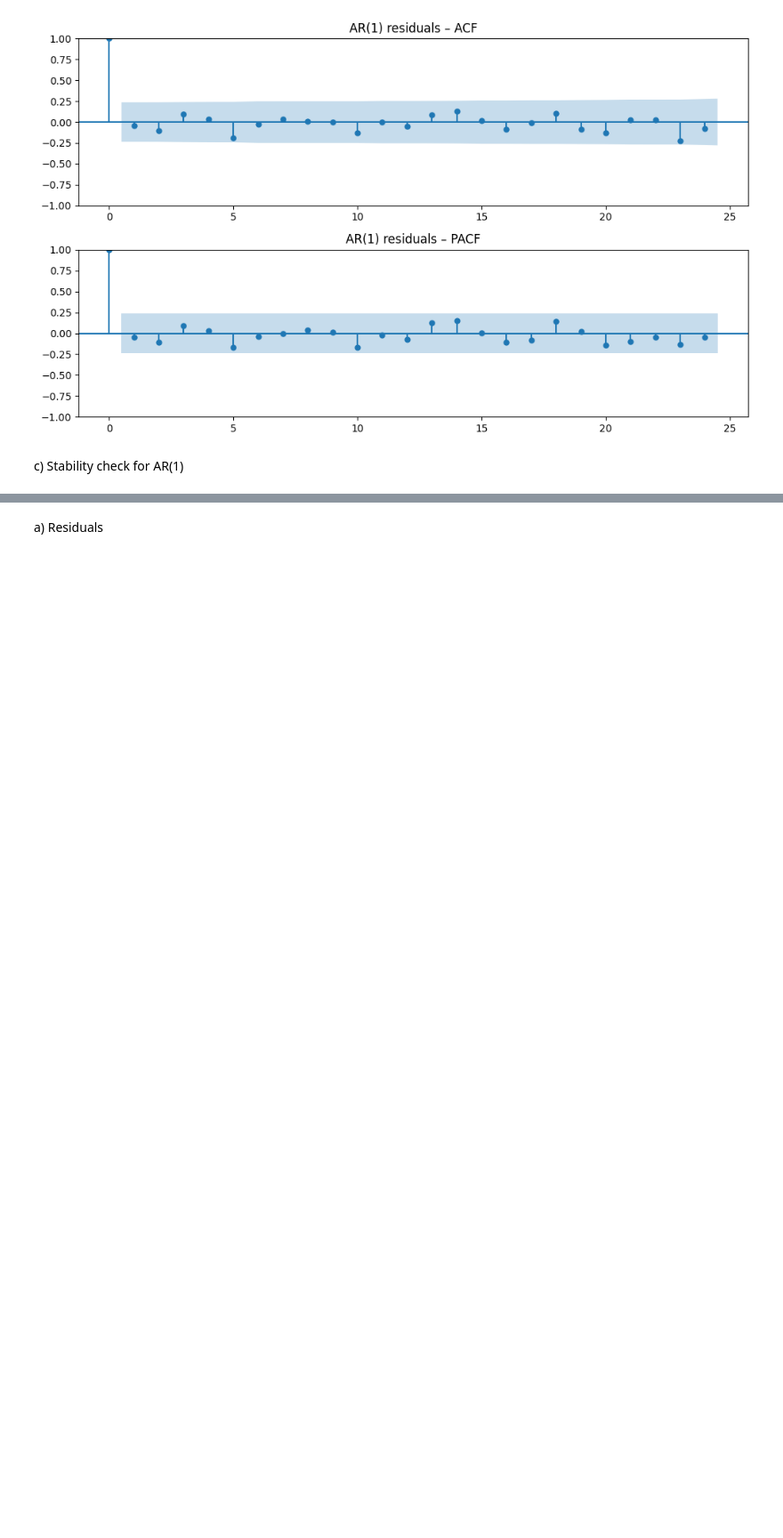
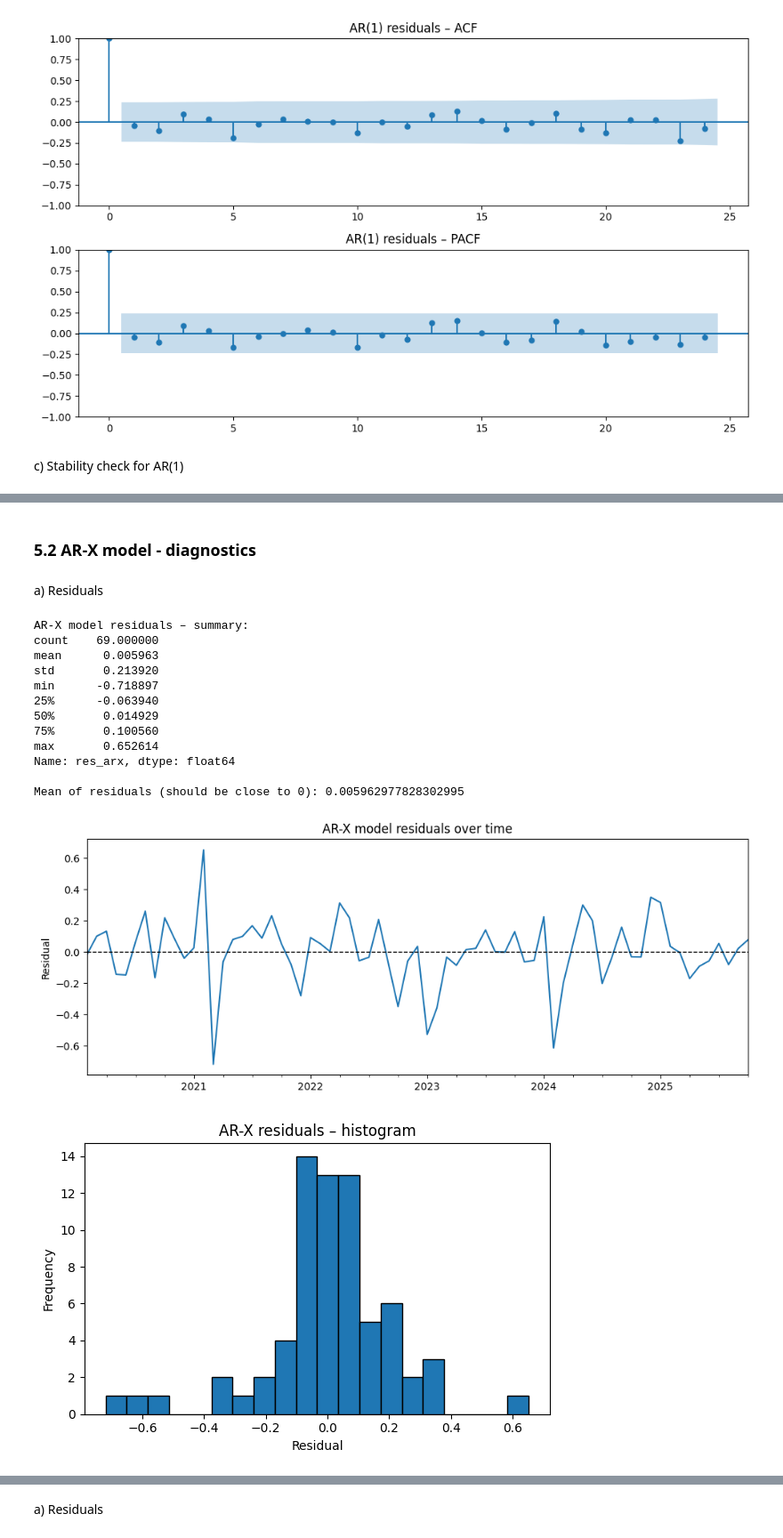
Before and after one commit to StefaniaLavarda/Time_Series_Project, a Jupyter notebook: eda.ipynb, the cells around one changed output, grey strips where cells are left out. Shown at 89% size. Cells and saved outputs as stored; diff of their text form; code cells hidden in the pictures; blank space fills up the shorter version.

```diff
--- a/eda.ipynb
+++ b/eda.ipynb
@@ -1194,3 +1205,56 @@ Covariance Type:                  opg
 Estimated AR(1) coefficient phi1: 0.9938063399016676
 Is |phi1| < 1 (stationary / stable)? -> True
 Root of AR(1) polynomial: 1.0062322606021463 |root| > 1 -> True
+# %% [markdown]
+### 5.2 AR-X model - diagnostics
+# %% [markdown]
+a) Residuals
+# %%
+# Factor model residuals
+res_arx = a_arx - f_arx
+res_arx.name = "res_arx"
+
+# Summary stats
+print("AR-X model residuals – summary:")
+print(res_arx.describe())
+print("\nMean of residuals (should be close to 0):", res_arx.mean())
+
+# Time series plot of residuals
+fig, ax = plt.subplots(figsize=(10, 4))
+res_arx.plot(ax=ax)
+ax.axhline(0, color="k", linestyle="--", linewidth=1)
+ax.set_title("AR-X model residuals over time")
+ax.set_ylabel("Residual")
+ax.set_xlabel("")
+plt.tight_layout()
+plt.show()
+
+# Histogram
+fig, ax = plt.subplots(figsize=(6, 4))
+ax.hist(res_arx.dropna(), bins=20, edgecolor="k")
+ax.set_title("AR-X residuals – histogram")
+ax.set_xlabel("Residual")
+ax.set_ylabel("Frequency")
+plt.tight_layout()
+plt.show()
+
+# Q–Q plot
+sm.qqplot(res_arx.dropna(), line="s")
+plt.title("AR-X residuals – Q–Q plot")
+plt.tight_layout()
+plt.show()
+# %% [output]
+AR-X model residuals – summary:
+count    69.000000
+mean      0.005963
+std       0.213920
+min      -0.718897
+25%      -0.063940
+50%       0.014929
+75%       0.100560
+max       0.652614
+Name: res_arx, dtype: float64
+
+Mean of residuals (should be close to 0): 0.005962977828302995
+[figure, added]
+[figure, added]
```
Also changed, not shown: parts of 26 cells of this notebook.
